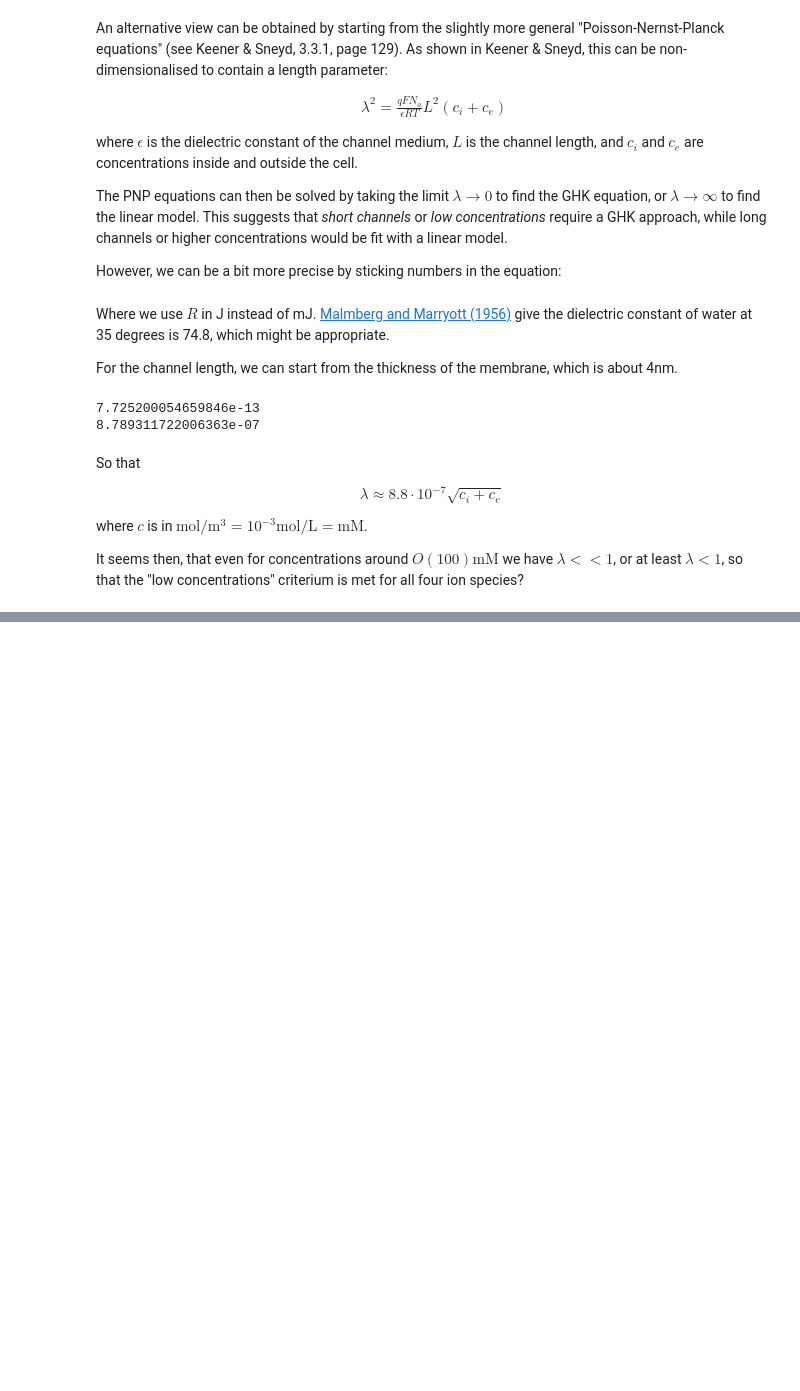
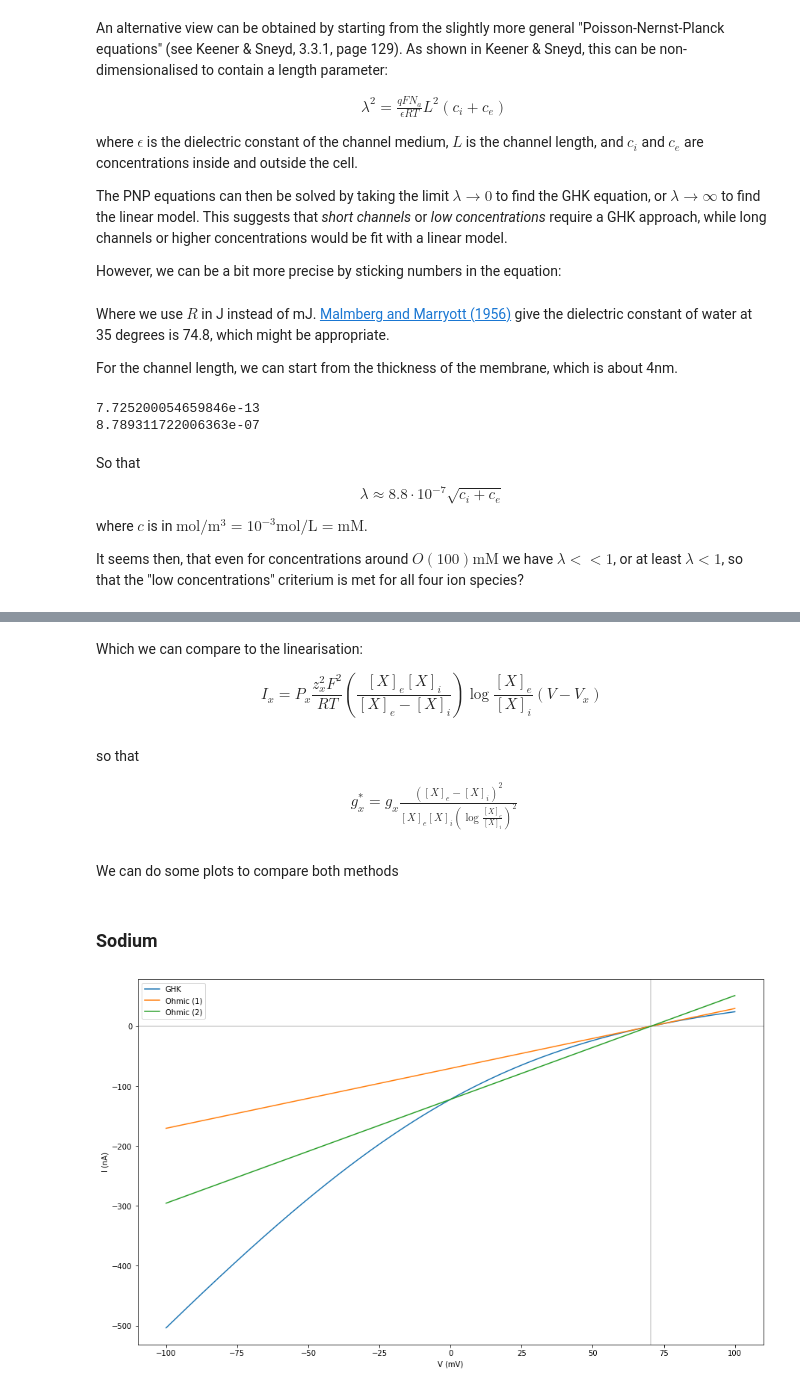
Before and after one commit to MichaelClerx/driving-term, a Jupyter notebook: Driving term comparison.ipynb, the cells around one changed output, grey strips where cells are left out. Cells and saved outputs as stored; diff of their text form; code cells hidden in the pictures; blank space fills up the shorter version.

```diff
--- a/Driving term comparison.ipynb
+++ b/Driving term comparison.ipynb
@@ -391,0 +404,38 @@ It seems then, that even for concentrations around $O(100) \text{mM}$ we have $\
+# %% [markdown]
+Which we can compare to the linearisation:
+
+$$ I_x = P_x \frac{z_x^2 F^2}{RT} \left(\frac{[X]_e [X]_i}{[X]_e - [X]_i}\right) \log\frac{[X]_e}{[X]_i} (V - V_x)$$
+# %% [markdown]
+so that
+
+\begin{align}
+g_x^* = g_x \frac{
+    ([X]_e - [X]_i)^2
+}{
+    [X]_e [X]_i (\log\frac{[X]_e}{[X]_i})^2
+}
+\end{align}
+# %% [markdown]
+We can do some plots to compare both methods
+# %%
+def ohm2(V, Xi, Xe, g=1, z=1):
+    g *= (Xe - Xi)**2 / (Xe * Xi * np.log(Xe/Xi)**2)
+    return g * (V - nernst(Xi, Xe, z))
+# %% [markdown]
+### Sodium
+# %%
+vna = np.linspace(-100, 100, 201) + 1e-9
+
+fig = plt.figure(figsize=(15, 9))
+ax = fig.add_subplot(1, 1, 1)
+ax.set_xlabel('V (mV)')
+ax.set_ylabel('I (nA)')
+ax.axhline(0, color='k', alpha=0.2)
+ax.axvline(nernst(nai, nae), color='k', alpha=0.2)
+ax.plot(vna, ghk(vna, nai, nae), label='GHK')
+ax.plot(vna, ohm(vna, nai, nae), label='Ohmic (1)')
+ax.plot(vna, ohm2(vna, nai, nae), label='Ohmic (2)')
+plt.legend()
+plt.show()
+# %% [output]
+[figure, added]
```
Also changed, not shown: parts of 8 cells of this notebook.
